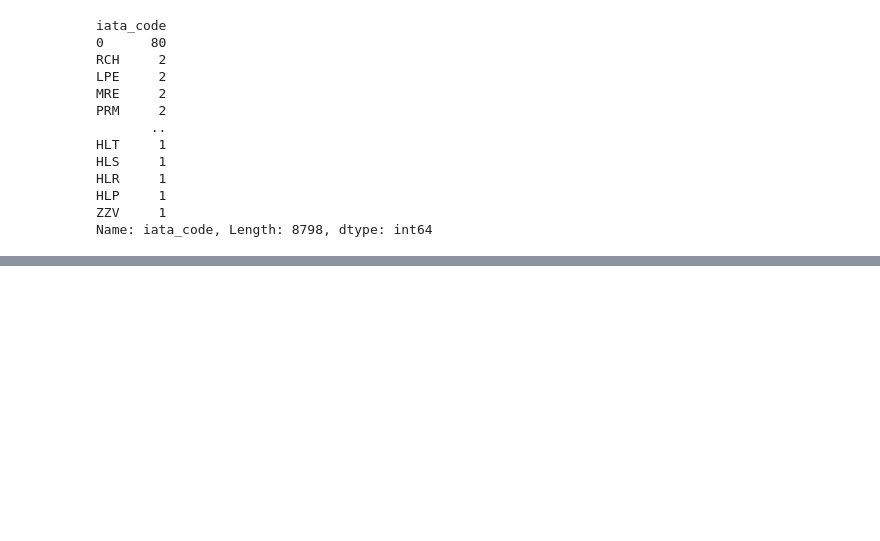
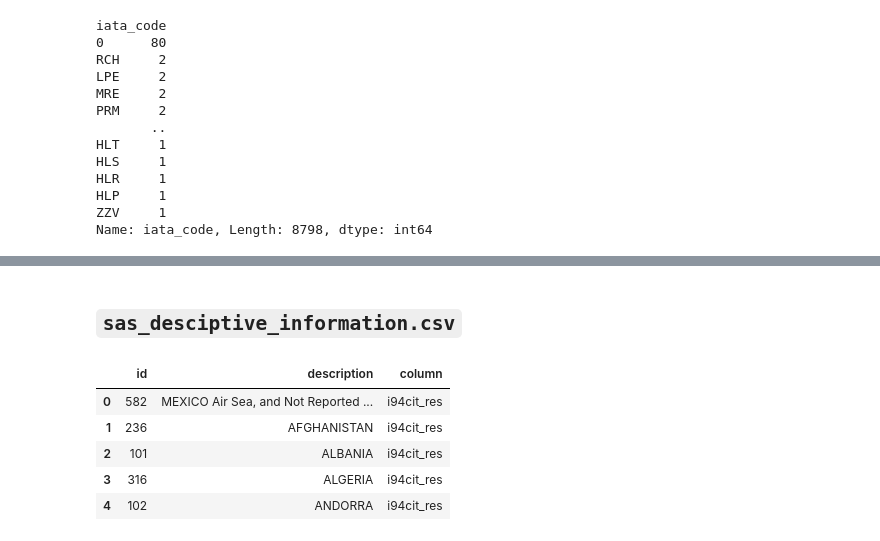
Before and after one commit to Nogfel/Data-Engineering-Nanodegree, a Jupyter notebook: Udacity_final_project/data_exploration.ipynb, the cells around one changed output, grey strips where cells are left out. Drawn from its saved outputs; the diff is of its cells as text; code cells hidden in the pictures; blank space fills up the shorter version.

```diff
--- a/Udacity_final_project/data_exploration.ipynb
+++ b/Udacity_final_project/data_exploration.ipynb
@@ -181,3 +243,15 @@ df_a[df_a['iata_code'] == 'RCH']
 |  | ident | type | name | elevation_ft | continent | iso_country | iso_region | municipality | gps_code | ... |
 | 44593 | SKRH | medium_airport | Almirante Padilla Airport | 43.0 | SA | CO | CO-LAG | Riohacha | SKRH | ... |
 | 50421 | UY-0002 | small_airport | Rocha Airport | 91.0 | SA | UY | UY-RO | Rocha | NaN | ... |
+# %% [markdown]
+## `sas_desciptive_information.csv`
+# %%
+df_sas = pd.read_csv('/home/felipe/Documentos/Udacity/Data Engineering Nanodegree/Udacity_final_project/data/sas_descriptive_information.csv', delimiter='|')
+df_sas.head()
+# %% [output]
+|  | id | description | column |
+| 0 | 582 | MEXICO Air Sea, and Not Reported ... | i94cit_res |
+| 1 | 236 | AFGHANISTAN | i94cit_res |
+| 2 | 101 | ALBANIA | i94cit_res |
+| 3 | 316 | ALGERIA | i94cit_res |
+| 4 | 102 | ANDORRA | i94cit_res |
```
Also changed, not shown: parts of 17 cells of this notebook, 6 other files.
